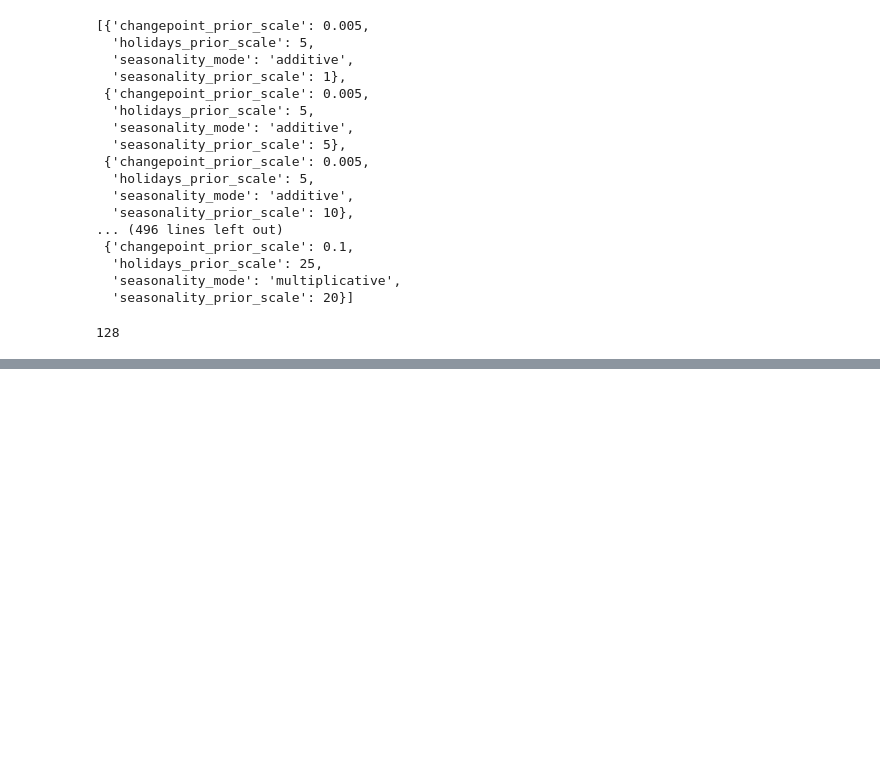
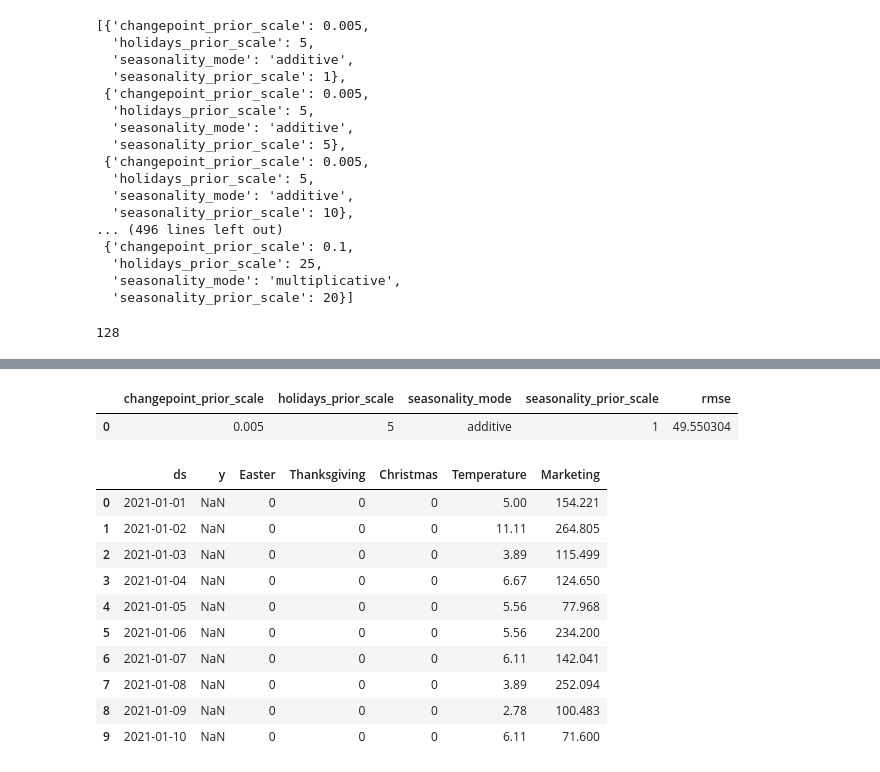
Before and after one commit to ultragorira/AI_and_ML, a Jupyter notebook: TimeSeries/ZTM_TimeSeries/Facebook_Prophet.ipynb, the cells around one changed output, grey strips where cells are left out. Saved outputs shown, nothing was run; the diff lists cells and outputs as text; code cells hidden in the pictures; blank space fills up the shorter version.

```diff
--- a/TimeSeries/ZTM_TimeSeries/Facebook_Prophet.ipynb
+++ b/TimeSeries/ZTM_TimeSeries/Facebook_Prophet.ipynb
@@ -242,0 +279,23 @@ Running 6 / 128
+# %%
+best_results
+# %% [output]
+|  | changepoint_prior_scale | holidays_prior_scale | seasonality_mode | seasonality_prior_scale | rmse |
+| 0 | 0.005 | 5 | additive | 1 | 49.550304 |
+# %%
+future_df = pd.read_csv("future.csv")
+future_df = future_df.rename(columns={"Demand" : "y",
+                        "Date" : "ds"})
+future_df.ds = pd.to_datetime(future_df.ds, format='%m/%d/%Y')
+future_df.head(10)
+# %% [output]
+|  | ds | y | Easter | Thanksgiving | Christmas | Temperature | Marketing |
+| 0 | 2021-01-01 | NaN | 0 | 0 | 0 | 5.00 | 154.221 |
+| 1 | 2021-01-02 | NaN | 0 | 0 | 0 | 11.11 | 264.805 |
+| 2 | 2021-01-03 | NaN | 0 | 0 | 0 | 3.89 | 115.499 |
+| 3 | 2021-01-04 | NaN | 0 | 0 | 0 | 6.67 | 124.650 |
+| 4 | 2021-01-05 | NaN | 0 | 0 | 0 | 5.56 | 77.968 |
+| 5 | 2021-01-06 | NaN | 0 | 0 | 0 | 5.56 | 234.200 |
+| 6 | 2021-01-07 | NaN | 0 | 0 | 0 | 6.11 | 142.041 |
+| 7 | 2021-01-08 | NaN | 0 | 0 | 0 | 3.89 | 252.094 |
+| 8 | 2021-01-09 | NaN | 0 | 0 | 0 | 2.78 | 100.483 |
+| 9 | 2021-01-10 | NaN | 0 | 0 | 0 | 6.11 | 71.600 |
```
Also changed, not shown: parts of 13 cells of this notebook.
